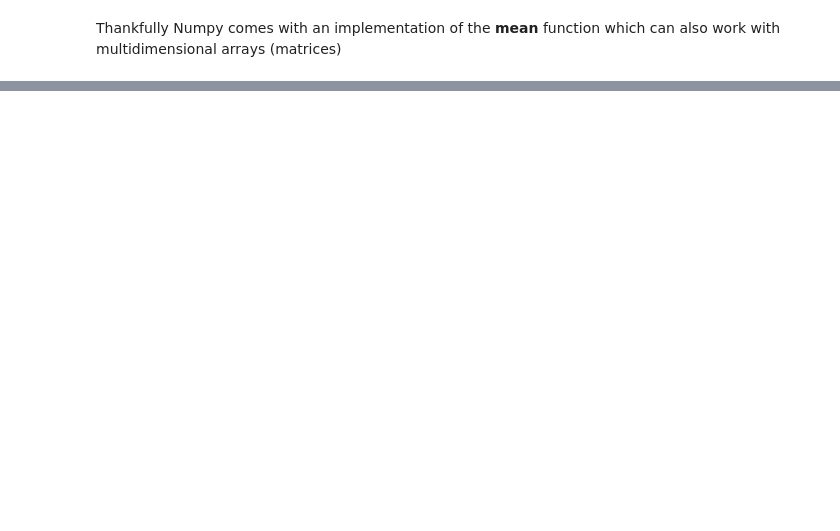
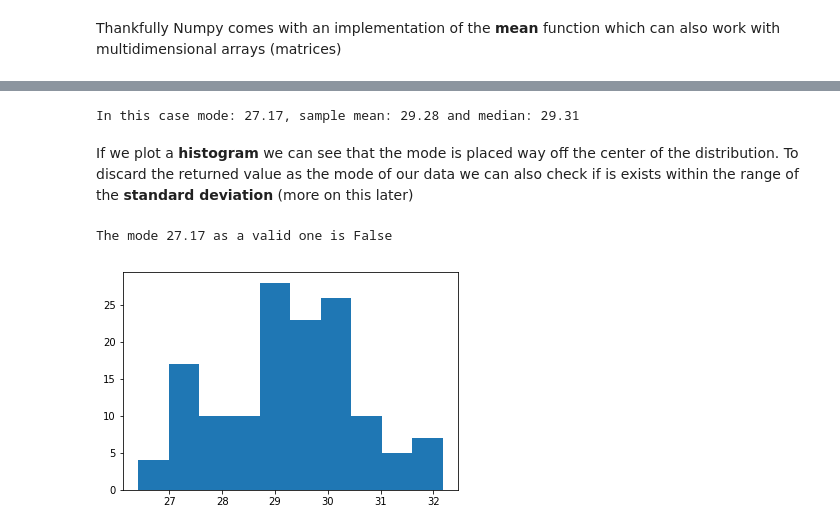
Before and after one commit to leabravo/descstats, a Jupyter notebook: notebooks/Descriptive Statistics Week 01.ipynb, the cells around one changed output, grey strips where cells are left out. Saved outputs shown, nothing was run; the diff lists cells and outputs as text; code cells hidden in the pictures; blank space fills up the shorter version.

```diff
--- a/notebooks/Descriptive Statistics Week 01.ipynb
+++ b/notebooks/Descriptive Statistics Week 01.ipynb
@@ -112,0 +113,21 @@ array([[<matplotlib.axes._subplots.AxesSubplot object at 0x...>]], dtype=object)
+# %%
+# The underscore discards the returned value
+(_, idx, counts) = np.unique(ex1_data['Adj Close'], return_index=True, return_counts=True)
+# If len(np.argmax(counts)) not == 1 then discard the mode
+index = idx[np.argmax(counts)]
+mode = ex1_data['Adj Close'][index]
+print('In this case mode: {0}, sample mean: {1} and median: {2}'.format(mode.round(2), avg.round(2), median.round(2)))
+# %% [output]
+In this case mode: 27.17, sample mean: 29.28 and median: 29.31
+# %% [markdown]
+If we plot a **histogram** we can see that the mode is placed way off the center of the distribution. To discard the returned value as the mode of our data we can also check if is exists within the range of the **standard deviation** (more on this later)
+# %%
+n, bins, patches = plt.hist(sorted_df)
+
+stdev = np.std(sorted_df)
+maxim = avg + stdev
+minim = avg - stdev
+print('The mode {0} as a valid one is {1}'.format(mode.round(2), minim <= mode <= maxim))
+# %% [output]
+The mode 27.17 as a valid one is False
+[figure, added]
```
Also changed, not shown: parts of 13 cells of this notebook.
